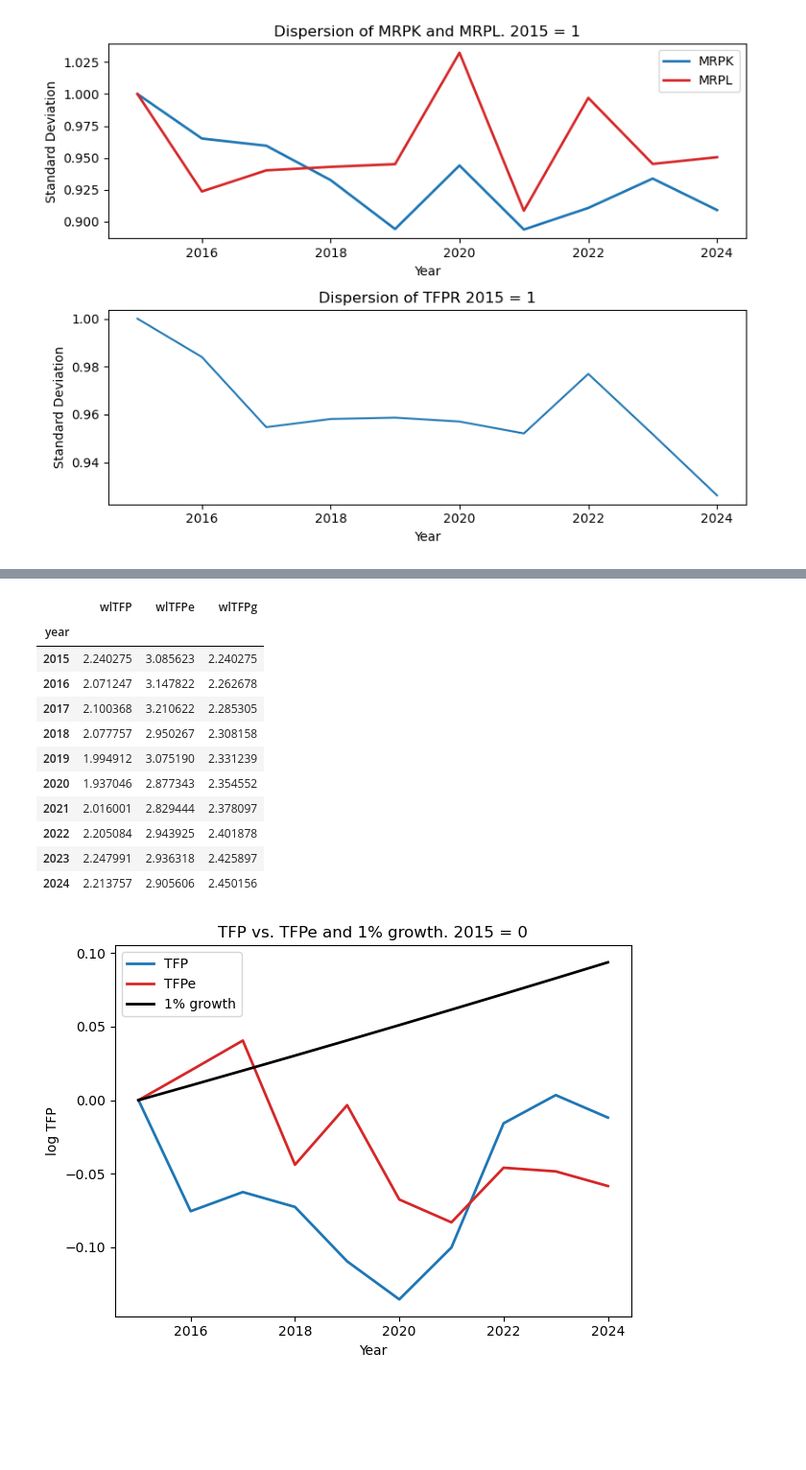
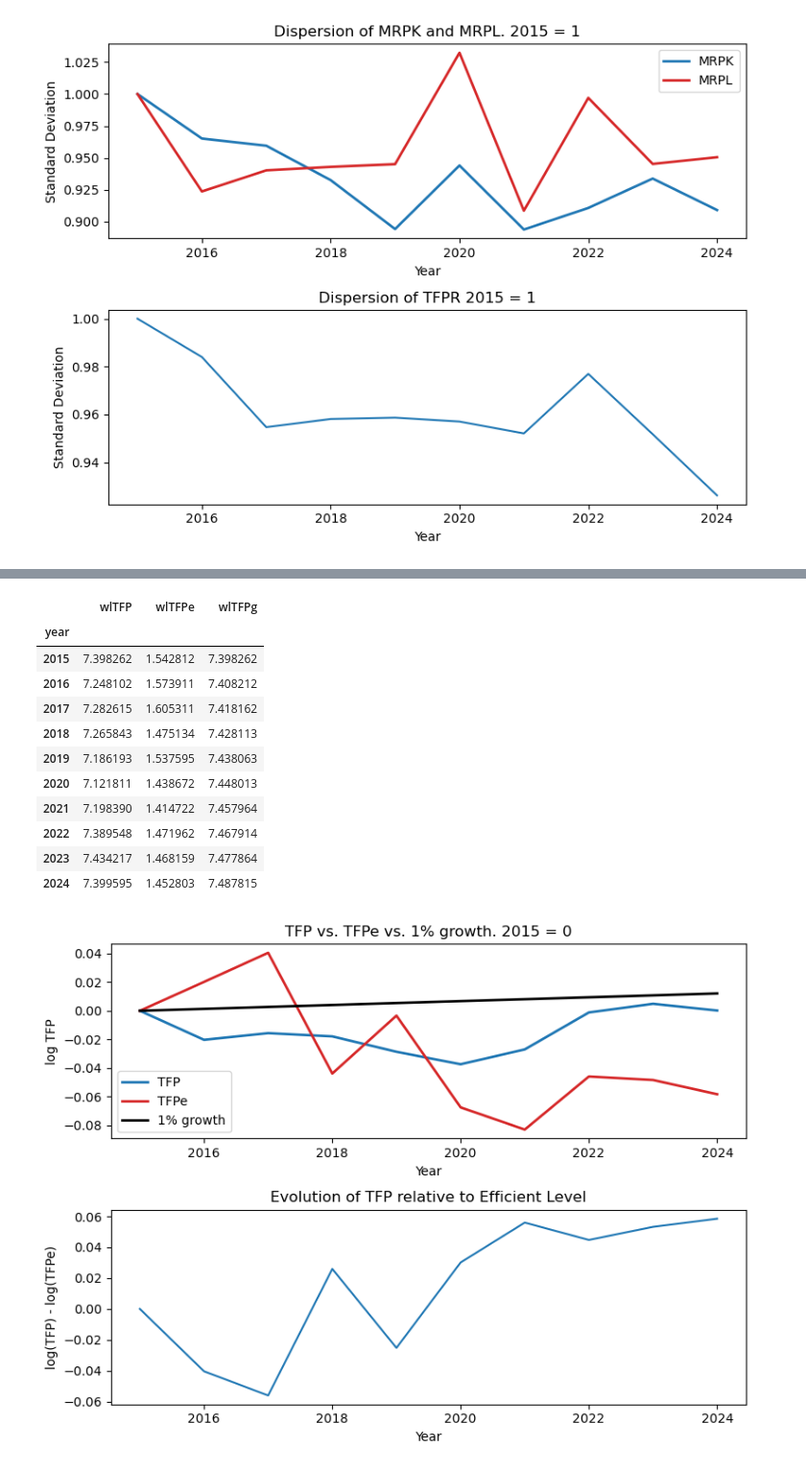
Before and after one commit to CurdinLieberherr/Master-Thesis, a Jupyter notebook: Dispersion Trend.ipynb, the cells around one changed output, grey strips where cells are left out. Shown at 96% size. Drawn from its saved outputs; the diff is of its cells as text; code cells hidden in the pictures; blank space fills up the shorter version.

Commit message:
TFP and efficient

```diff
--- a/Dispersion Trend.ipynb
+++ b/Dispersion Trend.ipynb
@@ -204,8 +202,9 @@ df['TFP'] = df['TFPR'] / df['priceind']
 #calculate tfp per sector
 tfp_st = df.groupby(['year', 'sector']).agg(
     TFPe = ('Z_elast', 'sum'),
-    TFP = ('TFPR', 'mean')
+    TFP = ('TFPR', 'sum')
 ).reset_index()
+tfp_st['TFPe'] = tfp_st['TFPe'] ** (1/(EPSILON-1))
 
 #add time invariant weights
 tfp_st = tfp_st.merge(weights, on='sector', how='left')
@@ -213,40 +212,45 @@ tfp_st['wlTFP'] = np.log(tfp_st['TFP']) * tfp_st['sectorweight']
 tfp_st['wlTFPe'] = np.log(tfp_st['TFPe']) * tfp_st['sectorweight']
 
 tfp_t = tfp_st.groupby('year').agg({'wlTFP': 'sum', 'wlTFPe': 'sum'})
-tfp_t['wlTFPg'] = tfp_t['wlTFP'].iloc[0] * (1.01 ** np.arange(len(tfp_t)))
+tfp_t['wlTFPg'] = tfp_t['wlTFP'].iloc[0] + np.log(1.01) * np.arange(len(tfp_t))
 
 tfp_t
 # %% [output]
 |  | wlTFP | wlTFPe | wlTFPg |
 | year |  |  |  |
-| 2015 | 2.240275 | 3.085623 | 2.240275 |
-| 2016 | 2.071247 | 3.147822 | 2.262678 |
-| 2017 | 2.100368 | 3.210622 | 2.285305 |
-| 2018 | 2.077757 | 2.950267 | 2.308158 |
-| 2019 | 1.994912 | 3.075190 | 2.331239 |
-| 2020 | 1.937046 | 2.877343 | 2.354552 |
-| 2021 | 2.016001 | 2.829444 | 2.378097 |
-| 2022 | 2.205084 | 2.943925 | 2.401878 |
-| 2023 | 2.247991 | 2.936318 | 2.425897 |
-| 2024 | 2.213757 | 2.905606 | 2.450156 |
+| 2015 | 7.398262 | 1.542812 | 7.398262 |
+| 2016 | 7.248102 | 1.573911 | 7.408212 |
+| 2017 | 7.282615 | 1.605311 | 7.418162 |
+| 2018 | 7.265843 | 1.475134 | 7.428113 |
+| 2019 | 7.186193 | 1.537595 | 7.438063 |
+| 2020 | 7.121811 | 1.438672 | 7.448013 |
+| 2021 | 7.198390 | 1.414722 | 7.457964 |
+| 2022 | 7.389548 | 1.471962 | 7.467914 |
+| 2023 | 7.434217 | 1.468159 | 7.477864 |
+| 2024 | 7.399595 | 1.452803 | 7.487815 |
 # %%
 #create plot
-fig, ax = plt.subplots()
+fig, (ax1, ax2) = plt.subplots(nrows=2, ncols=1, figsize=(8,6))
 
 plotdf = tfp_t
 plotdf = plotdf / plotdf.iloc[0] - 1
 plotdf = plotdf.reset_index()
 
 
-ax.plot(plotdf["year"], plotdf["wlTFP"], label="TFP", color="#1f77b4", linewidth=2)
-ax.plot(plotdf["year"], plotdf["wlTFPe"], label="TFPe", color="#d62728", linewidth=2)
-ax.plot(plotdf["year"], plotdf["wlTFPg"], label="1% growth", color="black", linewidth=2)
-ax.set_title(f"TFP vs. TFPe and 1% growth. {plotdf['year'][0]} = 0")
-ax.set_xlabel("Year")
-ax.set_ylabel("log TFP")
-ax.legend()
+ax1.plot(plotdf["year"], plotdf["wlTFP"], label="TFP", color="#1f77b4", linewidth=2)
+ax1.plot(plotdf["year"], plotdf["wlTFPe"], label="TFPe", color="#d62728", linewidth=2)
+ax1.plot(plotdf["year"], plotdf["wlTFPg"], label="1% growth", color="black", linewidth=2)
+ax1.set_title(f"TFP vs. TFPe vs. 1% growth. {plotdf['year'][0]} = 0")
+ax1.set_xlabel("Year")
+ax1.set_ylabel("log TFP")
+ax1.legend()
+
+ax2.plot(plotdf['year'],  plotdf["wlTFP"] -  plotdf["wlTFPe"])
+ax2.set_title("Evolution of TFP relative to Efficient Level")
+ax2.set_xlabel('Year')
+ax2.set_ylabel('log(TFP) - log(TFPe)')
 
 plt.tight_layout()
 plt.show()
 # %% [output]
-[figure, old version]
+[figure, new version]
```
Also changed, not shown: parts of 3 cells of this notebook.
